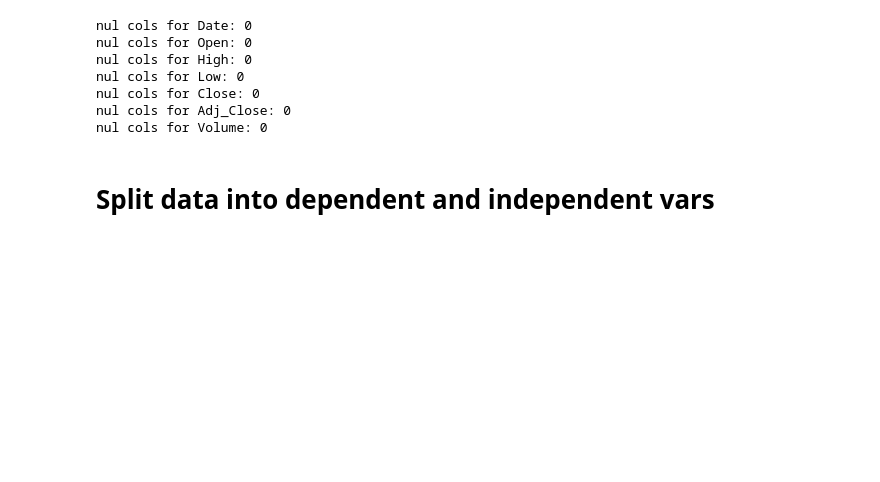
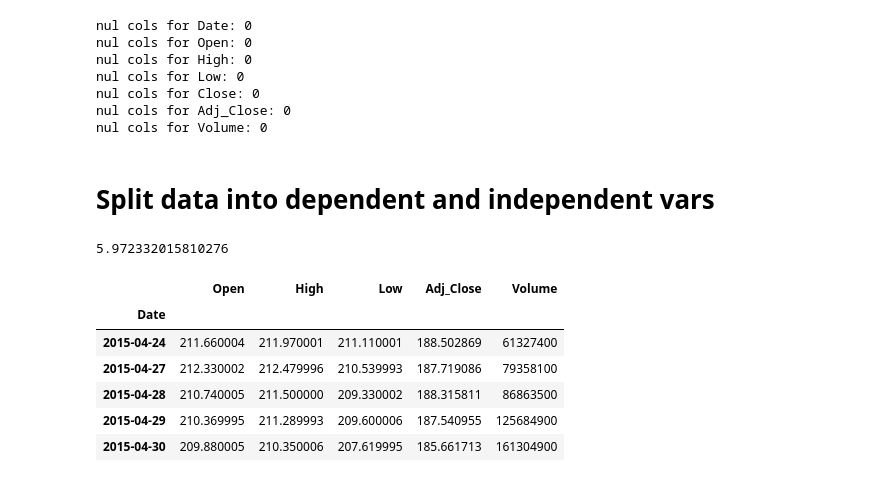
Before and after one commit to AndrewPomorski/Notebooks, a Jupyter notebook: S&P 500.ipynb, the cells around one changed output. Cells and saved outputs as stored; diff of their text form; code cells hidden in the pictures; blank space fills up the shorter version.

```diff
--- a/S&P 500.ipynb
+++ b/S&P 500.ipynb
@@ -87,3 +76,19 @@ nul cols for Volume: 0
 # %%
 # X - columns of data used to make classifications
 # y - the values that we're trying to predict
+X = spy_df.drop('Close', axis=1).copy()
+y = spy_df['Close'].copy()
+# %%
+len(X) / 253 # Trading days in a year - data for ~6 years
+# %% [output]
+5.972332015810276
+# %%
+X.head()
+# %% [output]
+|  | Open | High | Low | Adj_Close | Volume |
+| Date |  |  |  |  |  |
+| 2015-04-24 | 211.660004 | 211.970001 | 211.110001 | 188.502869 | 61327400 |
+| 2015-04-27 | 212.330002 | 212.479996 | 210.539993 | 187.719086 | 79358100 |
+| 2015-04-28 | 210.740005 | 211.500000 | 209.330002 | 188.315811 | 86863500 |
+| 2015-04-29 | 210.369995 | 211.289993 | 209.600006 | 187.540955 | 125684900 |
+| 2015-04-30 | 209.880005 | 210.350006 | 207.619995 | 185.661713 | 161304900 |
```
Also changed, not shown: parts of 6 cells of this notebook.
